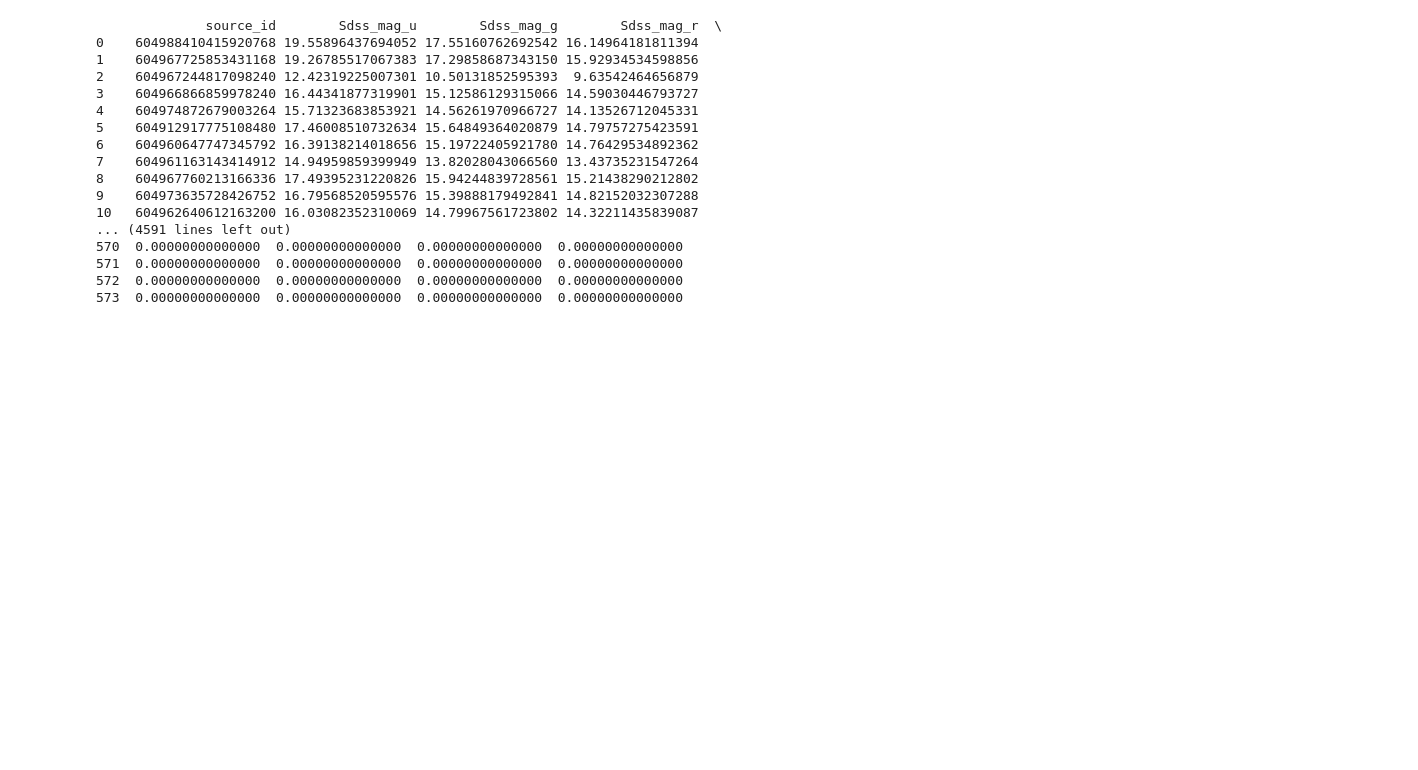
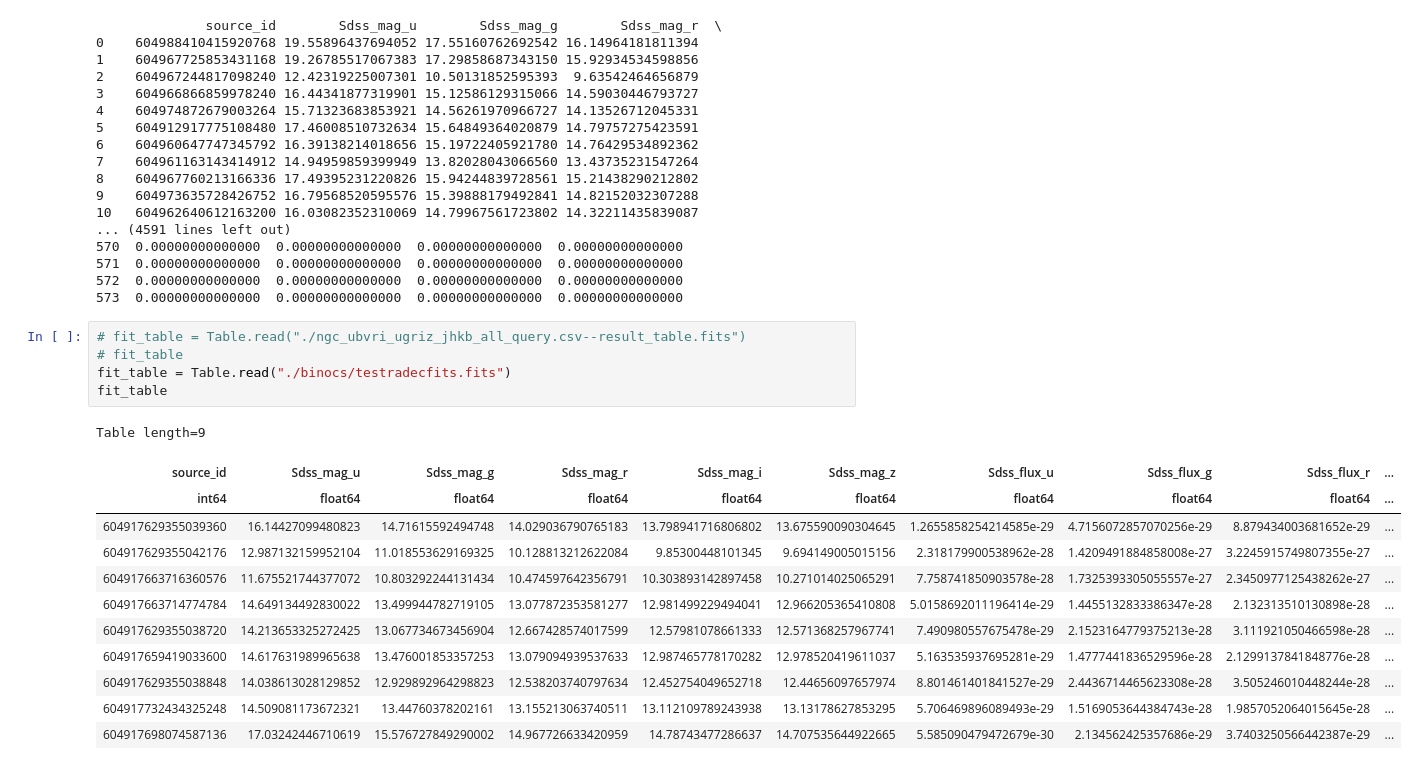
Before and after one commit to J4ninja/BINOCS_GAIA_Calibration, a Jupyter notebook: gaiaxpgenerate.ipynb, the cells around one changed output. Drawn from its saved outputs; the diff is of its cells as text; blank space fills up the shorter version.

```diff
--- a/gaiaxpgenerate.ipynb
+++ b/gaiaxpgenerate.ipynb
@@ -615,3 +631,21 @@ Reading input DataFrame...
 571  0.00000000000000  0.00000000000000  0.00000000000000  0.00000000000000
 572  0.00000000000000  0.00000000000000  0.00000000000000  0.00000000000000
 573  0.00000000000000  0.00000000000000  0.00000000000000  0.00000000000000
+# %%
+# fit_table = Table.read("./ngc_ubvri_ugriz_jhkb_all_query.csv--result_table.fits")
+# fit_table
+fit_table = Table.read("./binocs/testradecfits.fits")
+fit_table
+# %% [output]
+Table length=9
+| source_id | Sdss_mag_u | Sdss_mag_g | Sdss_mag_r | Sdss_mag_i | Sdss_mag_z | Sdss_flux_u | Sdss_flux_g | Sdss_flux_r | ... |
+| int64 | float64 | float64 | float64 | float64 | float64 | float64 | float64 | float64 | ... |
+| 604917629355039360 | 16.14427099480823 | 14.71615592494748 | 14.029036790765183 | 13.798941716806802 | 13.675590090304645 | 1.2655858254214585e-29 | 4.7156072857070256e-29 | 8.879434003681652e-29 | ... |
+| 604917629355042176 | 12.987132159952104 | 11.018553629169325 | 10.128813212622084 | 9.85300448101345 | 9.694149005015156 | 2.318179900538962e-28 | 1.4209491884858008e-27 | 3.2245915749807355e-27 | ... |
+| 604917663716360576 | 11.675521744377072 | 10.803292244131434 | 10.474597642356791 | 10.303893142897458 | 10.271014025065291 | 7.758741850903578e-28 | 1.7325393305055557e-27 | 2.3450977125438262e-27 | ... |
+| 604917663714774784 | 14.649134492830022 | 13.499944782719105 | 13.077872353581277 | 12.981499229494041 | 12.966205365410808 | 5.0158692011196414e-29 | 1.4455132833386347e-28 | 2.132313510130898e-28 | ... |
+| 604917629355038720 | 14.213653325272425 | 13.067734673456904 | 12.667428574017599 | 12.57981078661333 | 12.571368257967741 | 7.490980557675478e-29 | 2.1523164779375213e-28 | 3.111921050466598e-28 | ... |
+| 604917659419033600 | 14.617631989965638 | 13.476001853357253 | 13.079094939537633 | 12.987465778170282 | 12.978520419611037 | 5.163535937695281e-29 | 1.4777441836529596e-28 | 2.1299137841848776e-28 | ... |
+| 604917629355038848 | 14.038613028129852 | 12.929892964298823 | 12.538203740797634 | 12.452754049652718 | 12.44656097657974 | 8.801461401841527e-29 | 2.4436714465623308e-28 | 3.505246010448244e-28 | ... |
+| 604917732434325248 | 14.509081173672321 | 13.44760378202161 | 13.155213063740511 | 13.112109789243938 | 13.13178627853295 | 5.706469896089493e-29 | 1.5169053644384743e-28 | 1.9857052064015645e-28 | ... |
+| 604917698074587136 | 17.03242446710619 | 15.576727849290002 | 14.967726633420959 | 14.78743477286637 | 14.707535644922665 | 5.585090479472679e-30 | 2.134562425357686e-29 | 3.7403250566442387e-29 | ... |
```
Also changed, not shown: parts of 1 cell of this notebook.
